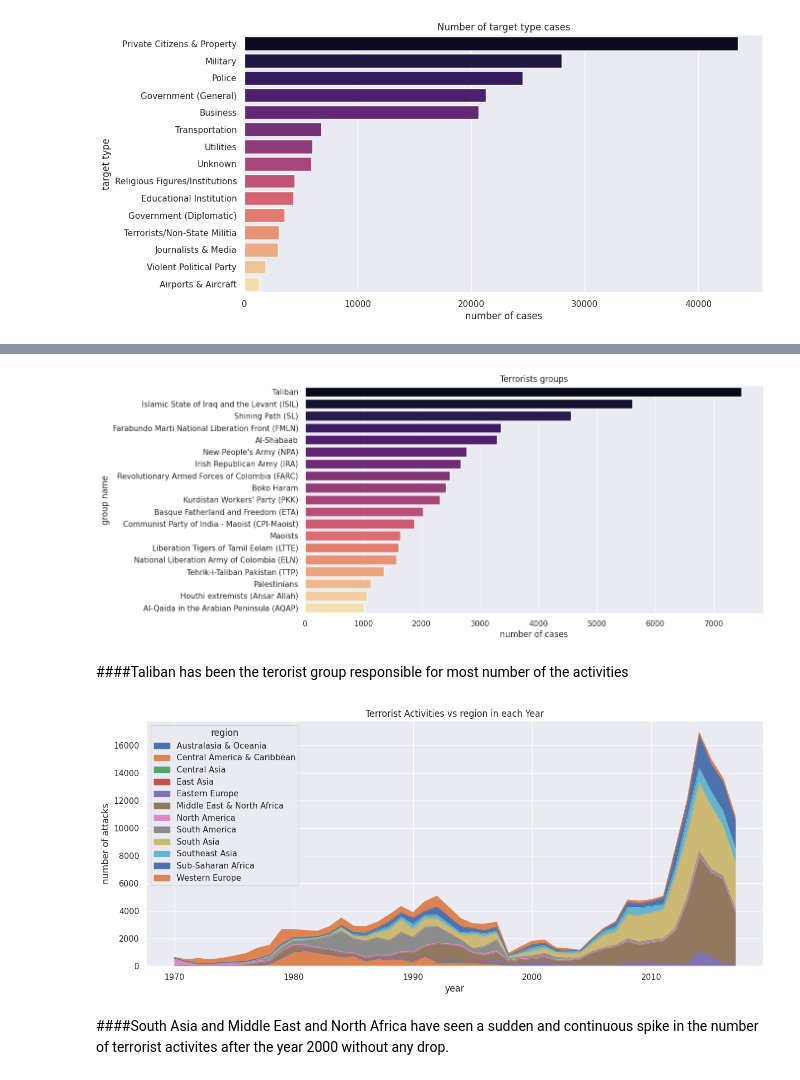
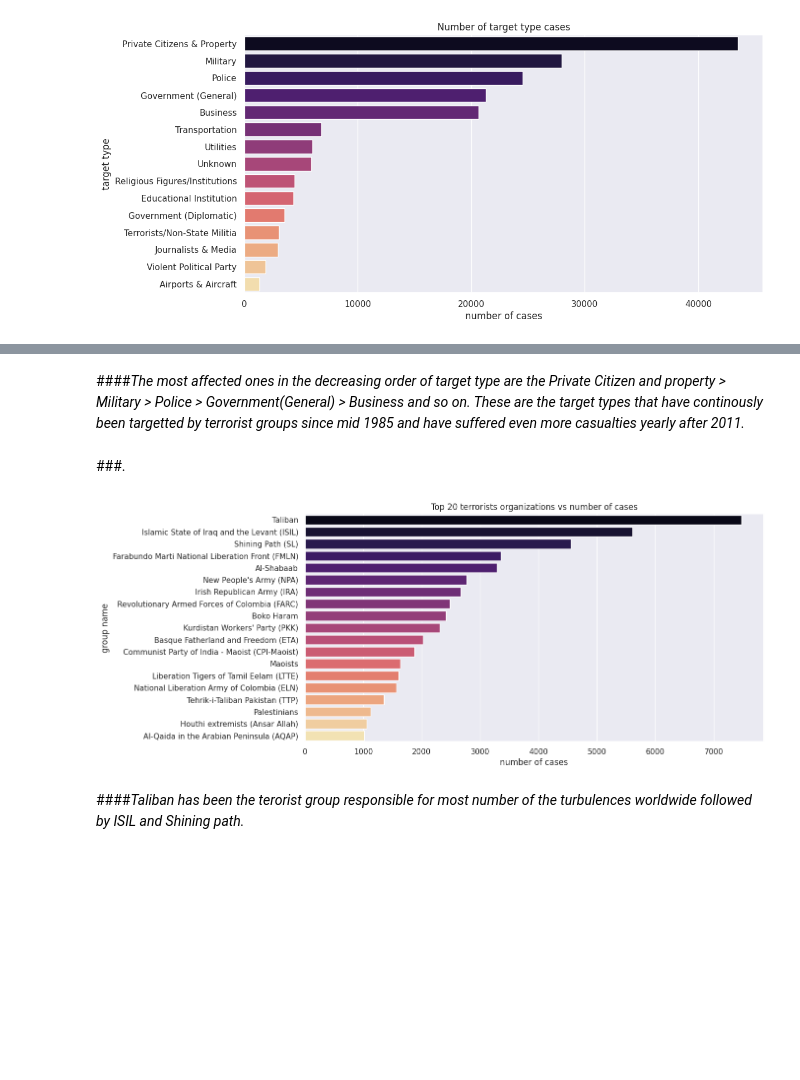
Before and after one commit to skaty5678/Global-Terrorism-Analysis, a Jupyter notebook: Global_Terrorism_Analysis_SANJEEV_KUMAR_THAKUR_.ipynb, the cells around one changed output, grey strips where cells are left out. Drawn from its saved outputs; the diff is of its cells as text; code cells hidden in the pictures; blank space fills up the shorter version.

```diff
--- a/Global_Terrorism_Analysis_SANJEEV_KUMAR_THAKUR_.ipynb
+++ b/Global_Terrorism_Analysis_SANJEEV_KUMAR_THAKUR_.ipynb
@@ -226,14 +226,15 @@ missing_values(gtd_df)
 | day | 0 | 0.0 |
 | dbsource | 0 | 0.0 |
 # %%
-#removing the columns with big extent of missing data
+#removing the columns with high proportion of missing data
 gtd_df.drop(['motive','propextent','perpetrator_kill'],axis = 1,inplace = True)
 
 #for Summary column where we don't have any data we'll replace it with unknown
 gtd_df['summary'].replace(np.nan,'Unknown',inplace = True)
 
-#Fill the NaN values in the killed and wounded columns with 0 as they're very few in numbers compared to our dataset
-gtd_df[['killed', 'wounded']]=gtd_df[['killed', 'wounded']].fillna(value=0)
+#Fill the NaN values in the killed and wounded columns with median as they're very few in numbers compared to our dataset
+median = gtd_df.filter(["killed", "wounded"]).median()
+gtd_df[["killed", "wounded"]]=gtd_df[["killed", "wounded"]].fillna(median.iloc[0])
 # %%
 #adding another column to the dataset as casualties
 gtd_df['casualties'] = gtd_df['killed'] + gtd_df['wounded']
@@ -381,21 +581,14 @@ plt.show()
+# %% [markdown]
+####<i>The most affected ones in the decreasing order of target type are the Private Citizen and property > Military > Police > Government(General) > Business and so on. These are the target types that have continously been targetted by terrorist groups since mid 1985 and have suffered even more casualties yearly after 2011.</i>
+# %% [markdown]
+###.
 # %%
-#which terrorist group has been able to carry out their notorious acts in what number
+#terrorist group vs total cases
 plt.subplots(figsize=(12,6))
 sns.set_theme(style="darkgrid",context = 'notebook')
-sns.countplot(y='terror_group',data = gtd_df,order = gtd_df['terror_group'].value_counts()[1:20].index,palette = 'magma').set(title = 'Terrorists groups',ylabel = 'group name',xlabel = 'number of cases')
+sns.countplot(y='terror_group',data = gtd_df,order = gtd_df['terror_group'].value_counts()[1:20].index,palette = 'magma').set(title = 'Top 20 terrorists organizations vs number of cases',ylabel = 'group name',xlabel = 'number of cases')
 plt.show()
 # %% [output]
-[figure, old version]
+[figure, new version]
 # %% [markdown]
-####Taliban has been the terorist group responsible for most number of the activities
+####<i>Taliban has been the terorist group responsible for most number of the turbulences worldwide followed by ISIL and Shining path.</i>
-# %%
-#a year by year trend in the number of cases for each region
-pd.crosstab(gtd_df.year, gtd_df.region).plot(kind='area',figsize=(15,6),linewidth = 1)
-plt.title('Terrorist Activities vs region in each Year')
-plt.xlabel('year')
-plt.ylabel('number of attacks')
-plt.show()
-# %% [output]
-[figure, removed]
-# %% [markdown]
-####South Asia and Middle East and North Africa have seen a sudden and continuous spike in the number of terrorist activites after the year 2000 without any drop.
```
Also changed, not shown: parts of 112 cells of this notebook.
